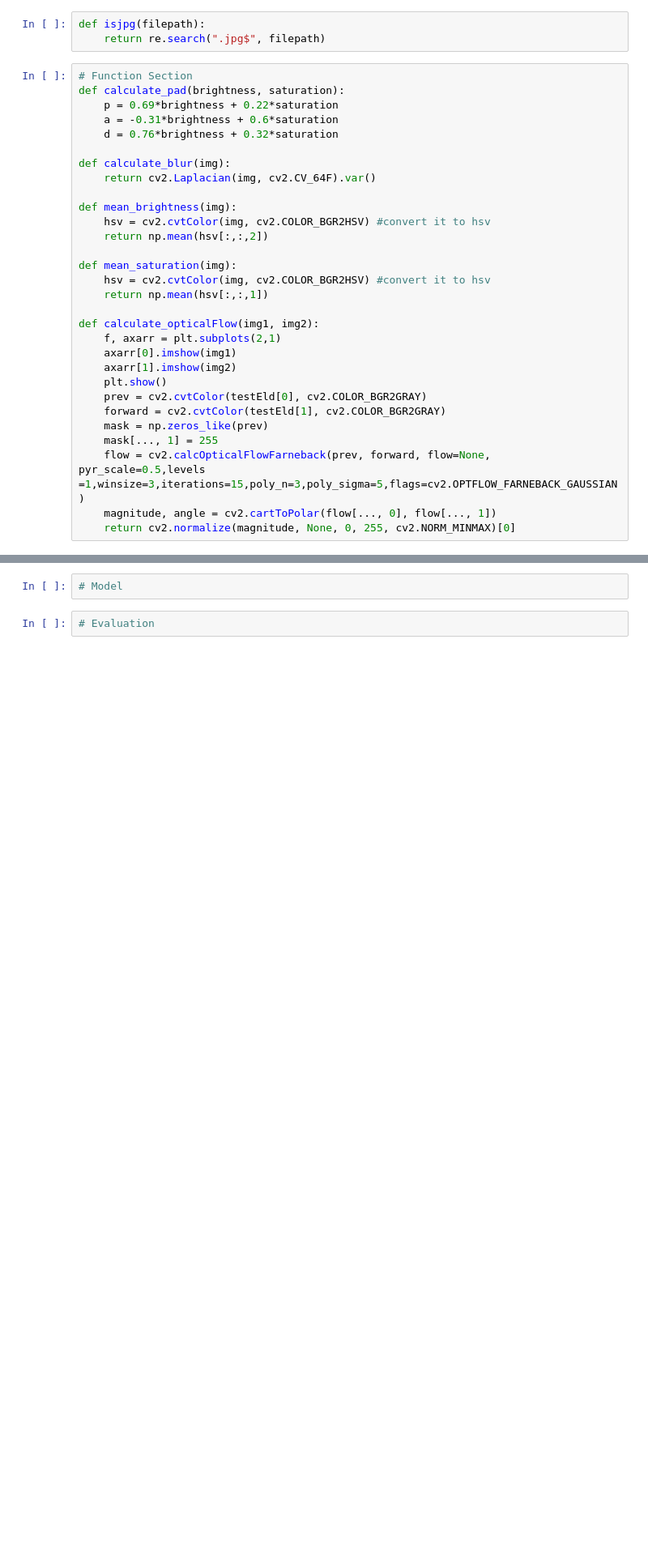
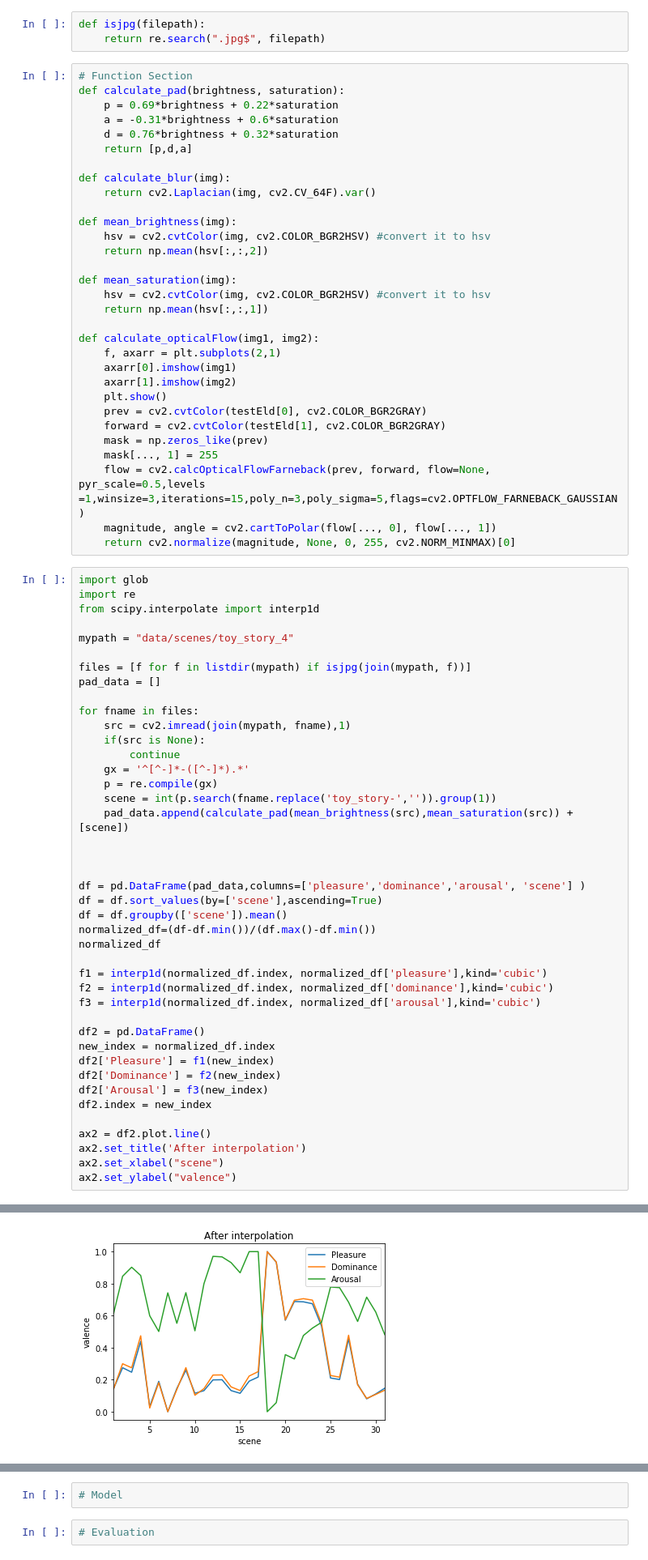
Before and after one commit to ucsd-dsc-arts/dsc160-midterm-group13, a Jupyter notebook: Main Notebook.ipynb, the cells around one changed output, grey strips where cells are left out. Shown: that part at 81% size. Saved outputs shown, nothing was run; the diff lists cells and outputs as text; blank space fills up the shorter version.

```diff
--- a/Main Notebook.ipynb
+++ b/Main Notebook.ipynb
@@ -17,6 +17,7 @@ def calculate_pad(brightness, saturation):
     p = 0.69*brightness + 0.22*saturation
     a = -0.31*brightness + 0.6*saturation
     d = 0.76*brightness + 0.32*saturation
+    return [p,d,a]
 
 def calculate_blur(img):
     return cv2.Laplacian(img, cv2.CV_64F).var()
@@ -41,3 +42,46 @@ def calculate_opticalFlow(img1, img2):
     flow = cv2.calcOpticalFlowFarneback(prev, forward, flow=None, pyr_scale=0.5,levels =1,winsize=3,iterations=15,poly_n=3,poly_sigma=5,flags=cv2.OPTFLOW_FARNEBACK_GAUSSIAN)
     magnitude, angle = cv2.cartToPolar(flow[..., 0], flow[..., 1])
     return cv2.normalize(magnitude, None, 0, 255, cv2.NORM_MINMAX)[0]
+# %%
+import glob
+import re
+from scipy.interpolate import interp1d
+
+mypath = "data/scenes/toy_story_4"
+
+files = [f for f in listdir(mypath) if isjpg(join(mypath, f))]
+pad_data = []
+
+for fname in files:
+    src = cv2.imread(join(mypath, fname),1)
+    if(src is None):
+        continue
+    gx = '^[^-]*-([^-]*).*'
+    p = re.compile(gx)
+    scene = int(p.search(fname.replace('toy_story-','')).group(1))
+    pad_data.append(calculate_pad(mean_brightness(src),mean_saturation(src)) + [scene])
+
+
+
+df = pd.DataFrame(pad_data,columns=['pleasure','dominance','arousal', 'scene'] )
+df = df.sort_values(by=['scene'],ascending=True)
+df = df.groupby(['scene']).mean()
+normalized_df=(df-df.min())/(df.max()-df.min())
+normalized_df
+
+f1 = interp1d(normalized_df.index, normalized_df['pleasure'],kind='cubic')
+f2 = interp1d(normalized_df.index, normalized_df['dominance'],kind='cubic')
+f3 = interp1d(normalized_df.index, normalized_df['arousal'],kind='cubic')
+
+df2 = pd.DataFrame()
+new_index = normalized_df.index
+df2['Pleasure'] = f1(new_index)
+df2['Dominance'] = f2(new_index)
+df2['Arousal'] = f3(new_index)
+df2.index = new_index
+
+ax2 = df2.plot.line()
+ax2.set_title('After interpolation')
+ax2.set_xlabel("scene")
+ax2.set_ylabel("valence")
+# %% [output]
@@ -44 +89,2 @@ def calculate_opticalFlow(img1, img2):
+[figure, added]
 # %%
```
Also changed, not shown: parts of 5 cells of this notebook.
